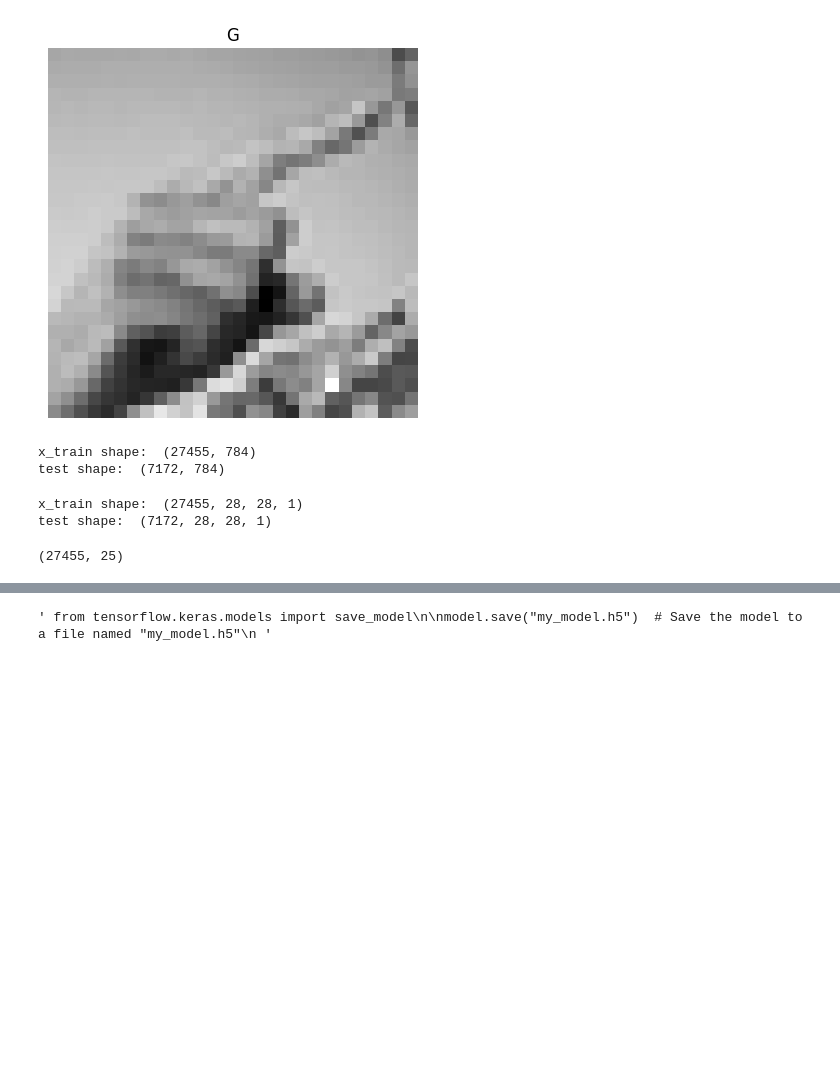
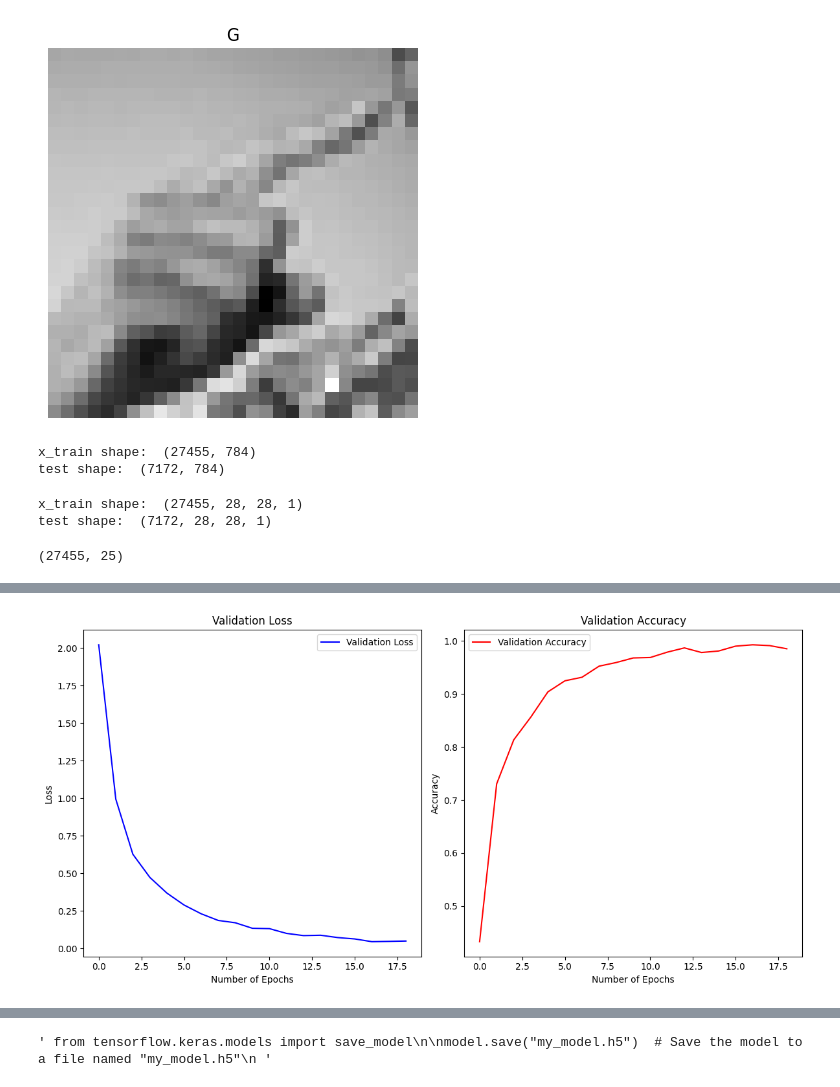
Before and after one commit to sofieutoft/ASLclassification, a Jupyter notebook: model.ipynb, the cells around one changed output, grey strips where cells are left out. Cells and saved outputs as stored; diff of their text form; code cells hidden in the pictures; blank space fills up the shorter version.

```diff
--- a/model.ipynb
+++ b/model.ipynb
@@ -185,7 +164,7 @@ model.compile(optimizer = optimizer , loss = "categorical_crossentropy", metrics
 
 #calculate the epochs & batch size
 data = X_train.shape[0]
-epochs = 19 #whole number options = 1, 5, 17, 19, 85, 95
+epochs = 85 #whole number options = 1, 5, 17, 19, 85, 95
 batch_size = int(data / epochs)
 # %%
 #data augmentation
@@ -220,7 +199,10 @@ time_callback = TrainingTimeCallback()
 #calculate the stpes per epoch
 steps_per_epoch = int(X_train.shape[0] / batch_size)
 
+#define early stopping criteria
+early_stopping = EarlyStopping(monitor='val_loss', patience = 2, verbose=1, min_delta = 0.01, restore_best_weights = True)
+
 #fit the model
 history = model.fit(datagen.flow(X_train, Y_train_encoded, batch_size=batch_size), epochs=epochs,
-                    validation_data=(X_test, Y_test_encoded), steps_per_epoch=steps_per_epoch, callbacks=[time_callback])
+                    validation_data=(X_test, Y_test_encoded), steps_per_epoch=steps_per_epoch, callbacks=[time_callback, early_stopping])
 # %% [output]
@@ -243,0 +226,23 @@ Training duration: 217.6810598373413 seconds
+# %%
+plt.figure(figsize=(12, 6))
+
+#plot validation loss
+plt.subplot(1, 2, 1)
+plt.plot(history.history['val_loss'], color='b', label="Validation Loss")
+plt.title("Validation Loss")
+plt.xlabel("Number of Epochs")
+plt.ylabel("Loss")
+plt.legend()
+
+#plot validation accuracy
+plt.subplot(1, 2, 2)
+plt.plot(history.history['val_accuracy'], color='r', label="Validation Accuracy")
+plt.title("Validation Accuracy")
+plt.xlabel("Number of Epochs")
+plt.ylabel("Accuracy")
+plt.legend()
+
+plt.tight_layout()
+plt.show()
+# %% [output]
+[figure, added]
```
Also changed, not shown: parts of 13 cells of this notebook, 1 other file.
